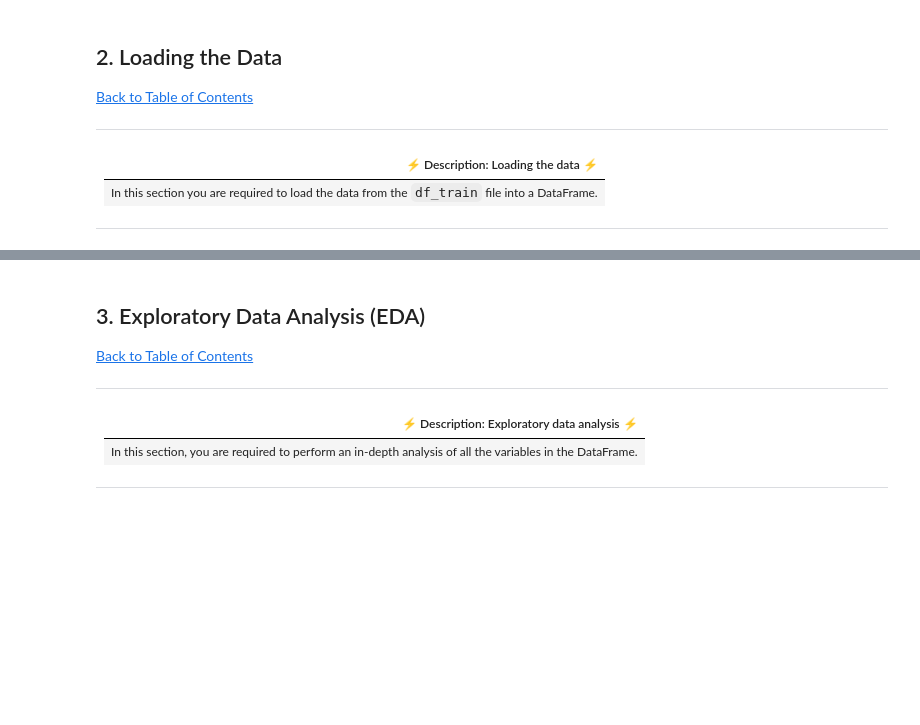
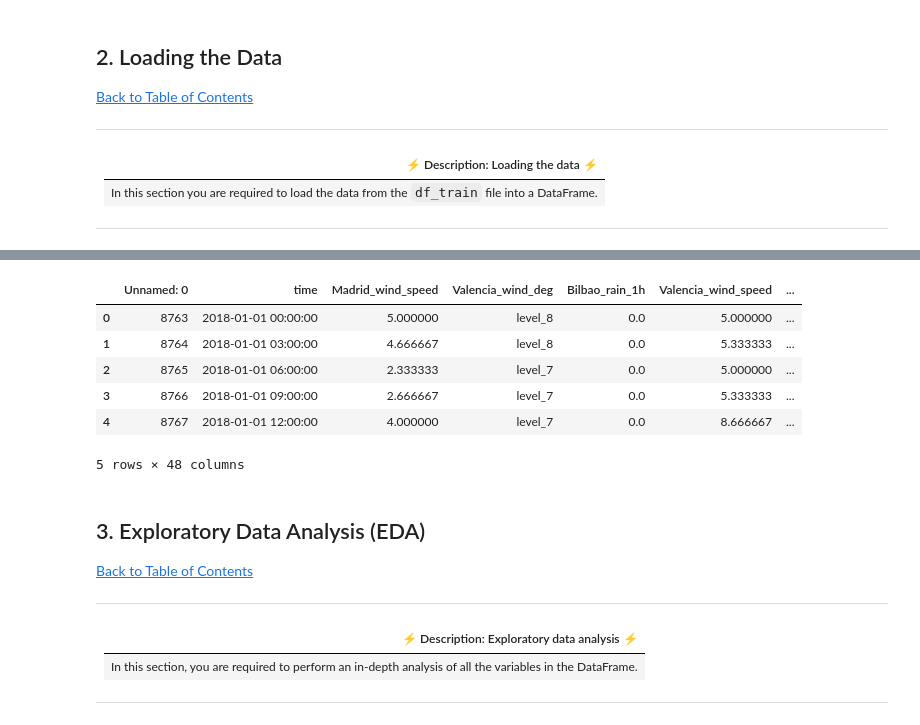
Before and after one commit to Aphiwe94/load-shortfall-regression-predict-api, a Jupyter notebook: starter-notebook.ipynb, the cells around one changed output, grey strips where cells are left out. Drawn from its saved outputs; the diff is of its cells as text; code cells hidden in the pictures; blank space fills up the shorter version.

```diff
--- a/starter-notebook.ipynb
+++ b/starter-notebook.ipynb
@@ -97,3 +109,13 @@ df_test = pd.read_csv('./df_test.csv')
+# %%
+df_test.head()
+# %% [output]
+|  | Unnamed: 0 | time | Madrid_wind_speed | Valencia_wind_deg | Bilbao_rain_1h | Valencia_wind_speed | ... |
+| 0 | 8763 | 2018-01-01 00:00:00 | 5.000000 | level_8 | 0.0 | 5.000000 | ... |
+| 1 | 8764 | 2018-01-01 03:00:00 | 4.666667 | level_8 | 0.0 | 5.333333 | ... |
+| 2 | 8765 | 2018-01-01 06:00:00 | 2.333333 | level_7 | 0.0 | 5.000000 | ... |
+| 3 | 8766 | 2018-01-01 09:00:00 | 2.666667 | level_7 | 0.0 | 5.333333 | ... |
+| 4 | 8767 | 2018-01-01 12:00:00 | 4.000000 | level_7 | 0.0 | 8.666667 | ... |
+5 rows × 48 columns
 # %% [markdown]
 <a id="three"></a>
 ## 3. Exploratory Data Analysis (EDA)
```
Also changed, not shown: parts of 9 cells of this notebook.
